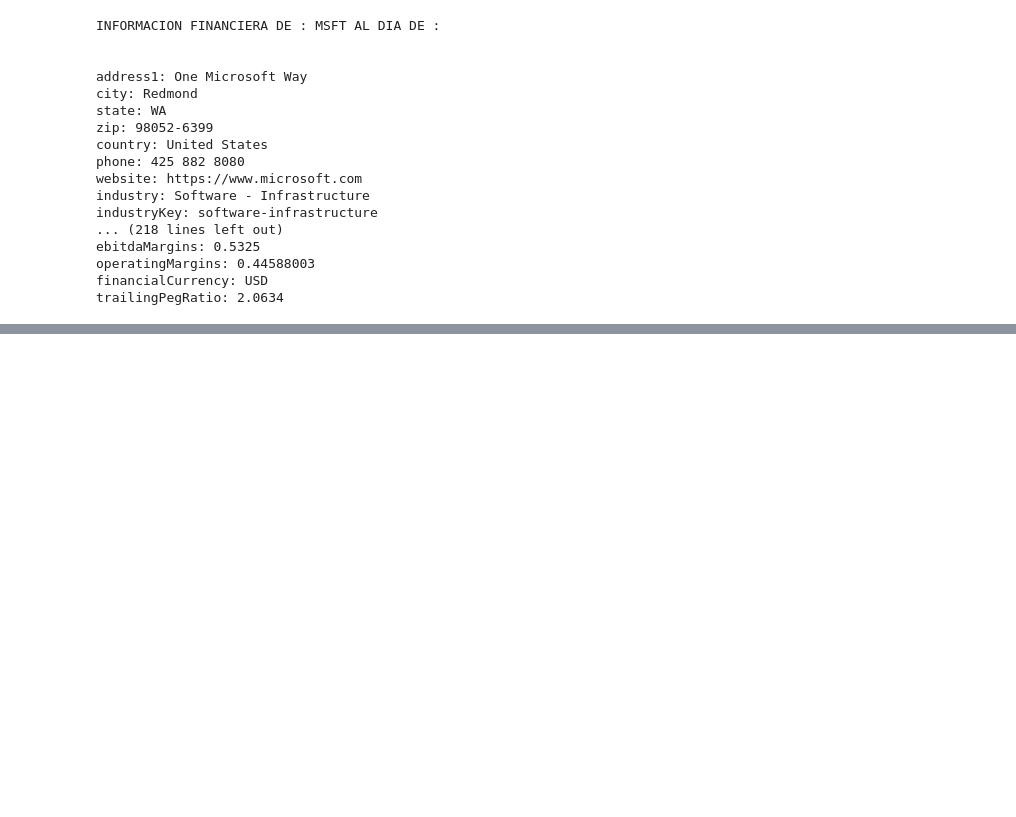
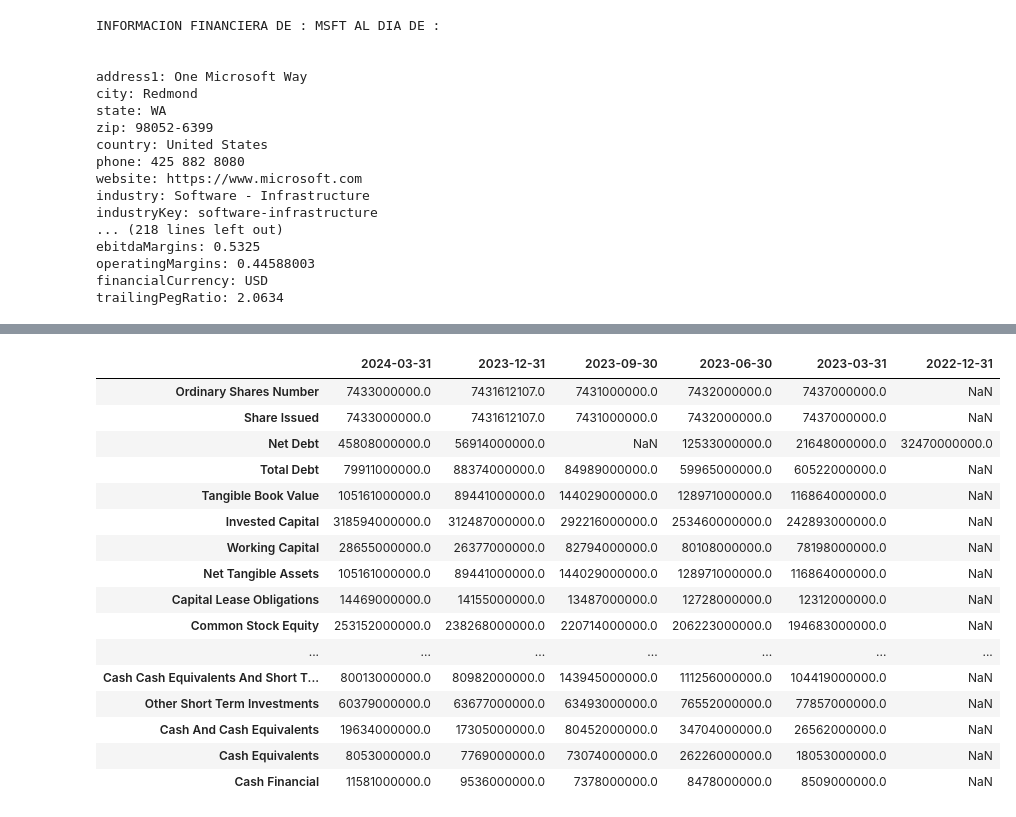
Before and after one commit to JuanIgnaciosj/YahooFinanceAPI, a Jupyter notebook: yahoo_finance.ipynb, the cells around one changed output, grey strips where cells are left out. Saved outputs shown, nothing was run; the diff lists cells and outputs as text; code cells hidden in the pictures; blank space fills up the shorter version.

```diff
--- a/yahoo_finance.ipynb
+++ b/yahoo_finance.ipynb
@@ -122,0 +129,20 @@ TypeError: float() argument must be a string or a real number, not 'Axes'
+# %%
+#INDICA INFORMACION SOBRE DIVIDENDOS / DIVISIONES / GANANCIAS DE CAPITALES.
+# # show meta information about the history (requires history() to be called first)
+# msft.history_metadata # Indica cuando se actualiza
+
+ticker = "MSFT" # EL CODIGO SE PUEDE CONSULTAR EN
+msft = yf.Ticker("MSFT")
+
+# # show actions (dividends, splits, capital gains)
+actions = pd.DataFrame(data=msft.actions)
+print(actions)
+# msft.dividends
+dividends = pd.DataFrame(data=msft.dividends)
+print(dividends)
+# msft.splits
+splits = pd.DataFrame(data=msft.splits)
+print(splits)
+# msft.capital_gains  # only for mutual funds & etfs
+cap_gains = pd.DataFrame(data=msft.capital_gains)
+print(cap_gains)
@@ -122,0 +167,38 @@ TypeError: float() argument must be a string or a real number, not 'Axes'
+# %%
+# # show share count
+msft.get_shares_full(start="2022-01-01", end=None)
+
+# # show financials:
+# # - income statement
+msft.income_stmt
+
+msft.quarterly_income_stmt
+
+# # # - balance sheet
+msft.balance_sheet
+
+msft.quarterly_balance_sheet
+# # # - cash flow statement
+msft.cashflow
+
+msft.quarterly_cashflow
+
+# see `Ticker.get_income_stmt()` for more options
+# %% [output]
+|  | 2024-03-31 | 2023-12-31 | 2023-09-30 | 2023-06-30 | 2023-03-31 | 2022-12-31 |
+| Ordinary Shares Number | 7433000000.0 | 7431612107.0 | 7431000000.0 | 7432000000.0 | 7437000000.0 | NaN |
+| Share Issued | 7433000000.0 | 7431612107.0 | 7431000000.0 | 7432000000.0 | 7437000000.0 | NaN |
+| Net Debt | 45808000000.0 | 56914000000.0 | NaN | 12533000000.0 | 21648000000.0 | 32470000000.0 |
+| Total Debt | 79911000000.0 | 88374000000.0 | 84989000000.0 | 59965000000.0 | 60522000000.0 | NaN |
+| Tangible Book Value | 105161000000.0 | 89441000000.0 | 144029000000.0 | 128971000000.0 | 116864000000.0 | NaN |
+| Invested Capital | 318594000000.0 | 312487000000.0 | 292216000000.0 | 253460000000.0 | 242893000000.0 | NaN |
+| Working Capital | 28655000000.0 | 26377000000.0 | 82794000000.0 | 80108000000.0 | 78198000000.0 | NaN |
+| Net Tangible Assets | 105161000000.0 | 89441000000.0 | 144029000000.0 | 128971000000.0 | 116864000000.0 | NaN |
+| Capital Lease Obligations | 14469000000.0 | 14155000000.0 | 13487000000.0 | 12728000000.0 | 12312000000.0 | NaN |
+| Common Stock Equity | 253152000000.0 | 238268000000.0 | 220714000000.0 | 206223000000.0 | 194683000000.0 | NaN |
+| ... | ... | ... | ... | ... | ... | ... |
+| Cash Cash Equivalents And Short T... | 80013000000.0 | 80982000000.0 | 143945000000.0 | 111256000000.0 | 104419000000.0 | NaN |
+| Other Short Term Investments | 60379000000.0 | 63677000000.0 | 63493000000.0 | 76552000000.0 | 77857000000.0 | NaN |
+| Cash And Cash Equivalents | 19634000000.0 | 17305000000.0 | 80452000000.0 | 34704000000.0 | 26562000000.0 | NaN |
+| Cash Equivalents | 8053000000.0 | 7769000000.0 | 73074000000.0 | 26226000000.0 | 18053000000.0 | NaN |
+| Cash Financial | 11581000000.0 | 9536000000.0 | 7378000000.0 | 8478000000.0 | 8509000000.0 | NaN |
```
Also changed, not shown: parts of 8 cells of this notebook, 1 other file.
